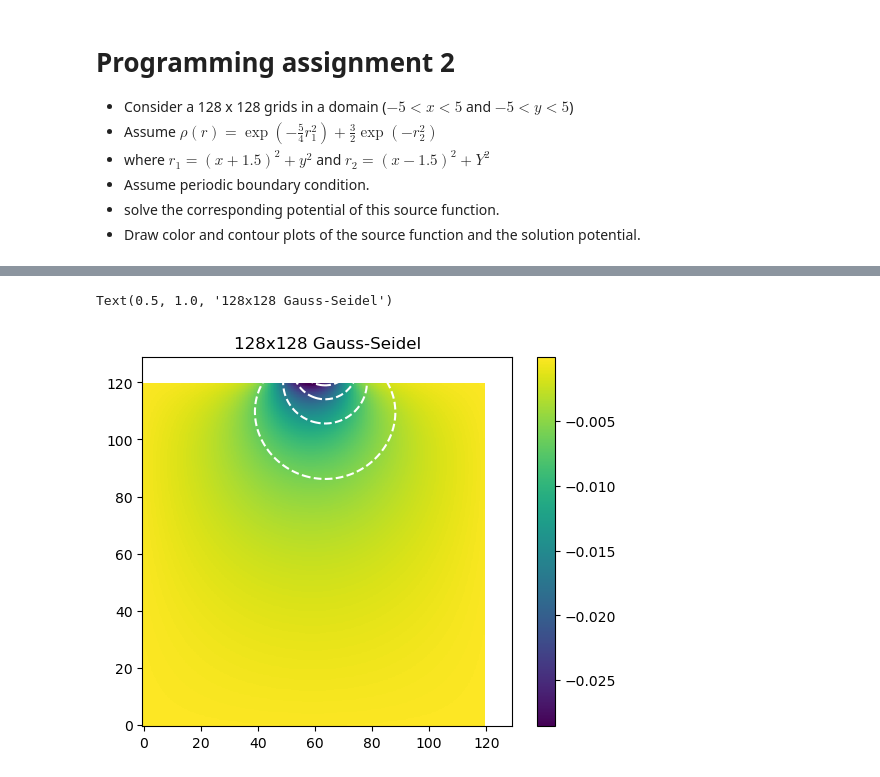
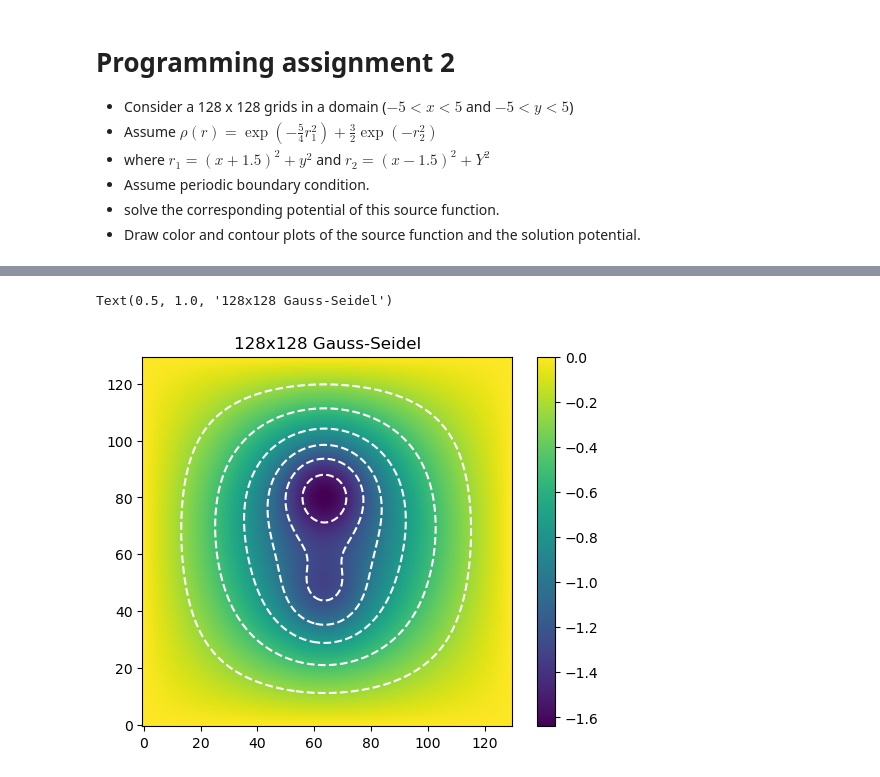
Before and after one commit to ricky4280/computationalPhysics-112, a Jupyter notebook: project3/HW3/HW3.ipynb, the cells around one changed output, grey strips where cells are left out. Drawn from its saved outputs; the diff is of its cells as text; code cells hidden in the pictures.

```diff
--- a/project3/HW3/HW3.ipynb
+++ b/project3/HW3/HW3.ipynb
@@ -108,8 +107,8 @@ print(b)
 # %%
 from scipy import linalg
 x = linalg.solve(A, b)
-u = convert_solution(x)
-plt.imshow(u.T,origin="lower")
+u1 = convert_solution(x)
+plt.imshow(u1.T,origin="lower")
 # %% [output]
 <matplotlib.image.AxesImage at 0x...>
 [figure]
@@ -261,14 +256,14 @@ def relax(u, tolerence, rho, maxiter=10, method = 'jocobi', omega=1.0):
 # %%
 # 128 gauss_seidel
 u, x, y, dx, dy = generate_mesh(128,128, 1, xmin=-5, xmax=5, ymin=-5, ymax=5)
-rho = generate_rho(128, 128, 1)
-u128_g, err128_g, iter128_g = relax(u, tolerence=1e-6, rho=rho, maxiter=1000000, method='gauss_seidel', omega=1.0)
-
-# Visualize the solution
-plt.imshow(u128_g[5:-5, 5:-5], origin='lower')
-plt.colorbar()
-plt.contour(u128_g, colors='w')
-plt.title('128x128 Gauss-Seidel')
+rho = generate_rho(128)
+u128_g, err128_g, iter128_g = relax(u, tolerence=1e-6, rho=rho, maxiter=50000, method='gauss_seidel', omega=1.0)
-# %% [output]
-Text(0.5, 1.0, '128x128 Gauss-Seidel')
-[figure, removed]
+# %%
+# Visualize the solution
+plt.imshow(u128_g, origin='lower')
+plt.colorbar()
+plt.contour(u128_g, colors='w')
+plt.title('128x128 Gauss-Seidel')
+# %% [output]
+Text(0.5, 1.0, '128x128 Gauss-Seidel')
+[figure, added]
```
Also changed, not shown: parts of 3 cells of this notebook, 2 other files.
